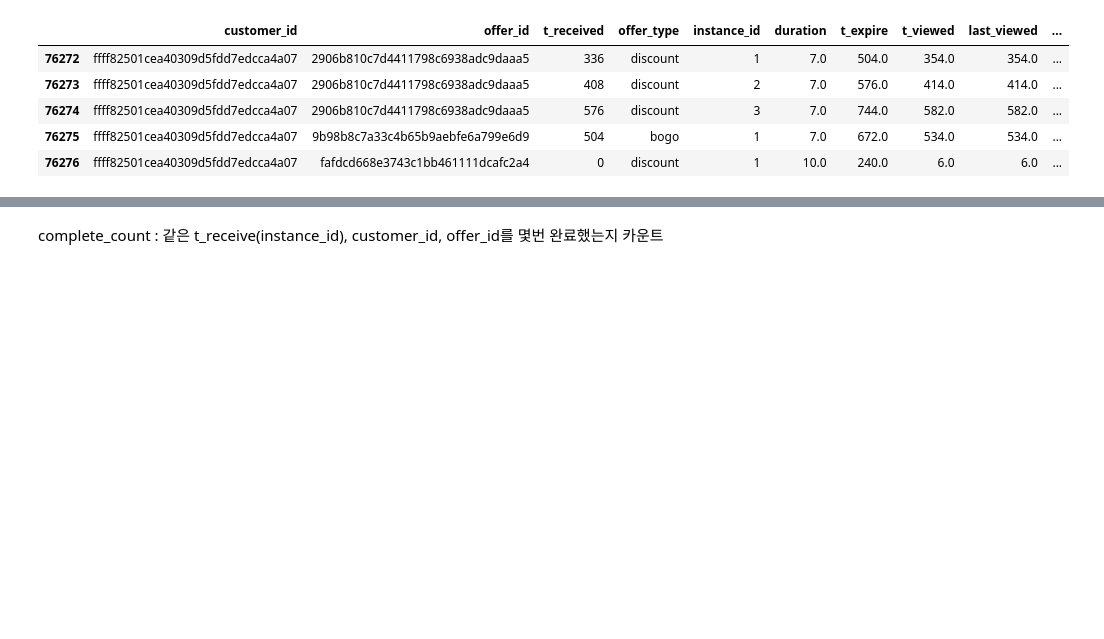
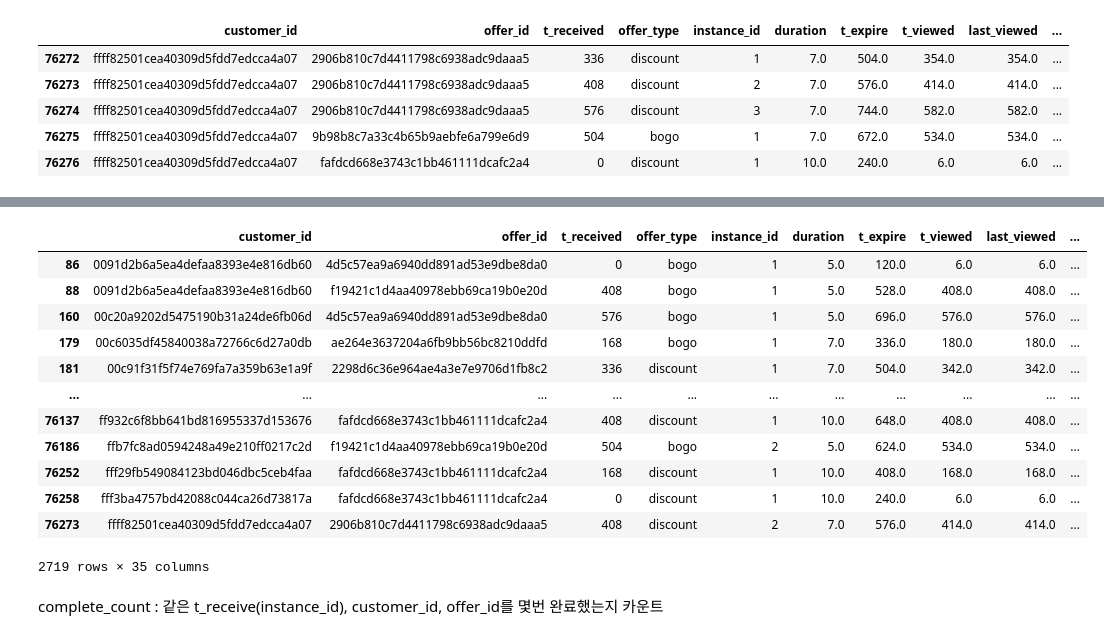
Before and after one commit to rladbstj56/practice_project, a Jupyter notebook: Myun_EDA/03_analysis_final_mine.ipynb, the cells around one changed output, grey strips where cells are left out. Saved outputs shown, nothing was run; the diff lists cells and outputs as text; code cells hidden in the pictures; blank space fills up the shorter version.

```diff
--- a/Myun_EDA/03_analysis_final_mine.ipynb
+++ b/Myun_EDA/03_analysis_final_mine.ipynb
@@ -528,3 +544,19 @@ df.tail()
+# %%
+df[df['t_viewed']==df['t_completed']]
+# %% [output]
+|  | customer_id | offer_id | t_received | offer_type | instance_id | duration | t_expire | t_viewed | last_viewed | ... |
+| 86 | 0091d2b6a5ea4defaa8393e4e816db60 | 4d5c57ea9a6940dd891ad53e9dbe8da0 | 0 | bogo | 1 | 5.0 | 120.0 | 6.0 | 6.0 | ... |
+| 88 | 0091d2b6a5ea4defaa8393e4e816db60 | f19421c1d4aa40978ebb69ca19b0e20d | 408 | bogo | 1 | 5.0 | 528.0 | 408.0 | 408.0 | ... |
+| 160 | 00c20a9202d5475190b31a24de6fb06d | 4d5c57ea9a6940dd891ad53e9dbe8da0 | 576 | bogo | 1 | 5.0 | 696.0 | 576.0 | 576.0 | ... |
+| 179 | 00c6035df45840038a72766c6d27a0db | ae264e3637204a6fb9bb56bc8210ddfd | 168 | bogo | 1 | 7.0 | 336.0 | 180.0 | 180.0 | ... |
+| 181 | 00c91f31f5f74e769fa7a359b63e1a9f | 2298d6c36e964ae4a3e7e9706d1fb8c2 | 336 | discount | 1 | 7.0 | 504.0 | 342.0 | 342.0 | ... |
+| ... | ... | ... | ... | ... | ... | ... | ... | ... | ... | ... |
+| 76137 | ff932c6f8bb641bd816955337d153676 | fafdcd668e3743c1bb461111dcafc2a4 | 408 | discount | 1 | 10.0 | 648.0 | 408.0 | 408.0 | ... |
+| 76186 | ffb7fc8ad0594248a49e210ff0217c2d | f19421c1d4aa40978ebb69ca19b0e20d | 504 | bogo | 2 | 5.0 | 624.0 | 534.0 | 534.0 | ... |
+| 76252 | fff29fb549084123bd046dbc5ceb4faa | fafdcd668e3743c1bb461111dcafc2a4 | 168 | discount | 1 | 10.0 | 408.0 | 168.0 | 168.0 | ... |
+| 76258 | fff3ba4757bd42088c044ca26d73817a | fafdcd668e3743c1bb461111dcafc2a4 | 0 | discount | 1 | 10.0 | 240.0 | 6.0 | 6.0 | ... |
+| 76273 | ffff82501cea40309d5fdd7edcca4a07 | 2906b810c7d4411798c6938adc9daaa5 | 408 | discount | 2 | 7.0 | 576.0 | 414.0 | 414.0 | ... |
+2719 rows × 35 columns
 # %% [markdown]
 complete_count : 같은 t_receive(instance_id), customer_id, offer_id를 몇번 완료했는지 카운트
 # %% [markdown]
```
Also changed, not shown: parts of 15 cells of this notebook, 1 other file.
